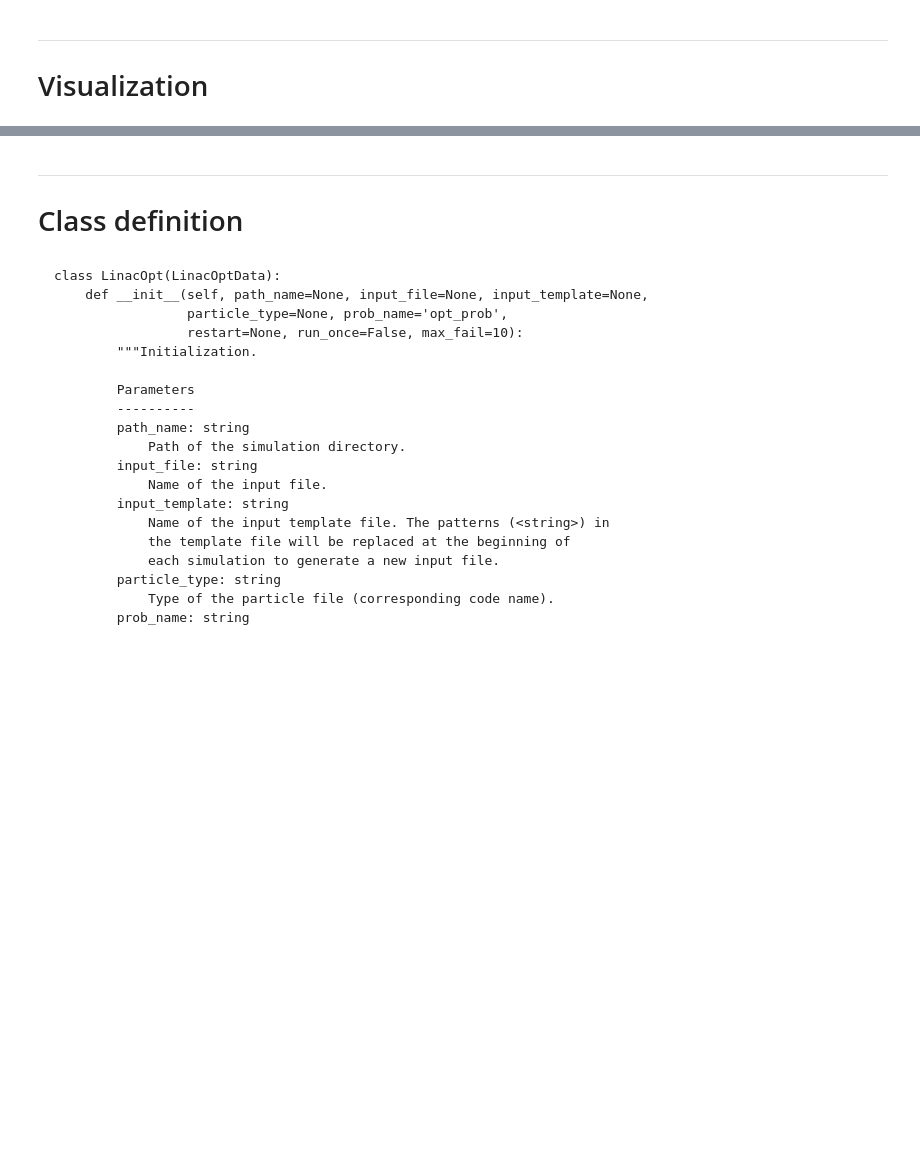
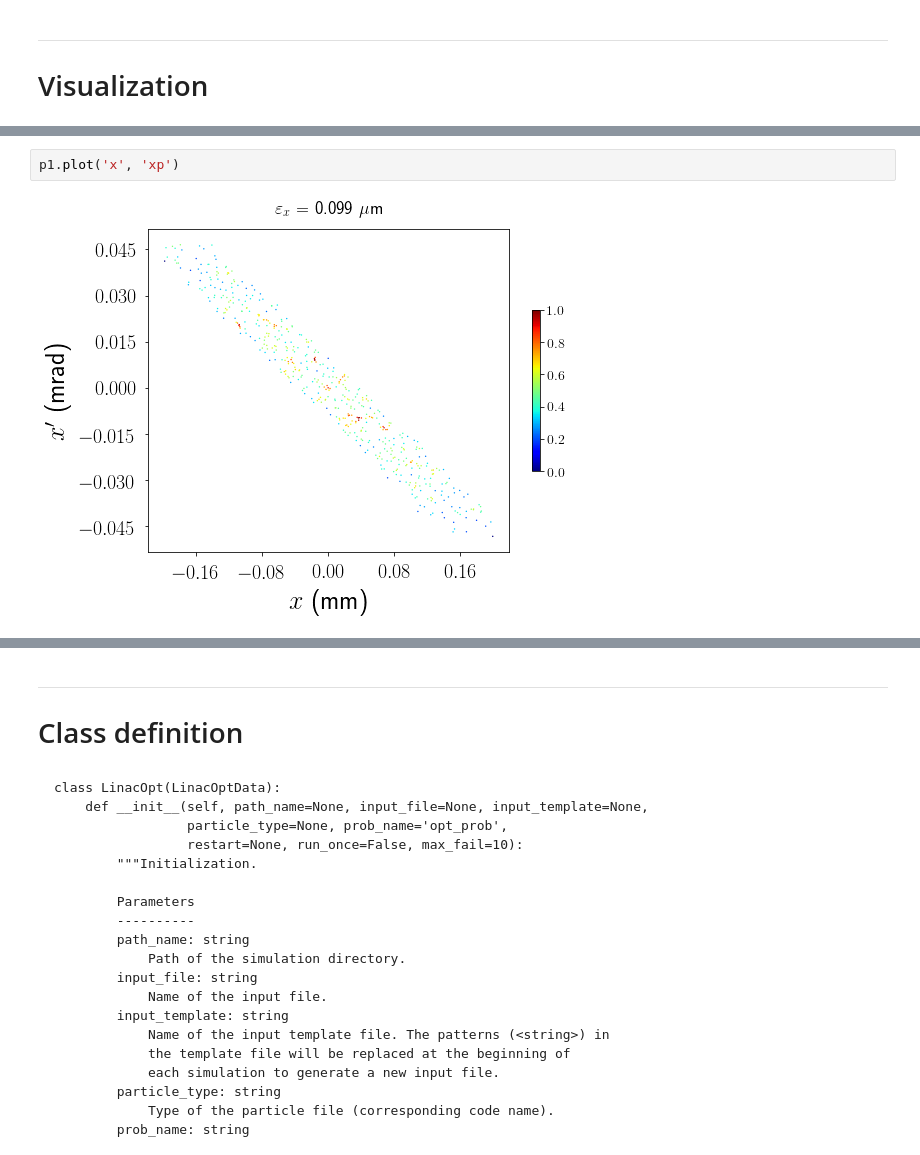
Before and after one commit to zhujun98/linacopt, a Jupyter notebook: LinacOpt Tutorial.ipynb, the cells around one changed output, grey strips where cells are left out. Drawn from its saved outputs; the diff is of its cells as text; blank space fills up the shorter version.

```diff
--- a/LinacOpt Tutorial.ipynb
+++ b/LinacOpt Tutorial.ipynb
@@ -214,0 +189,4 @@ Sections:
+# %%
+p1.plot('x', 'xp')
+# %% [output]
+[figure, added]
```
Also changed, not shown: parts of 39 cells of this notebook.
